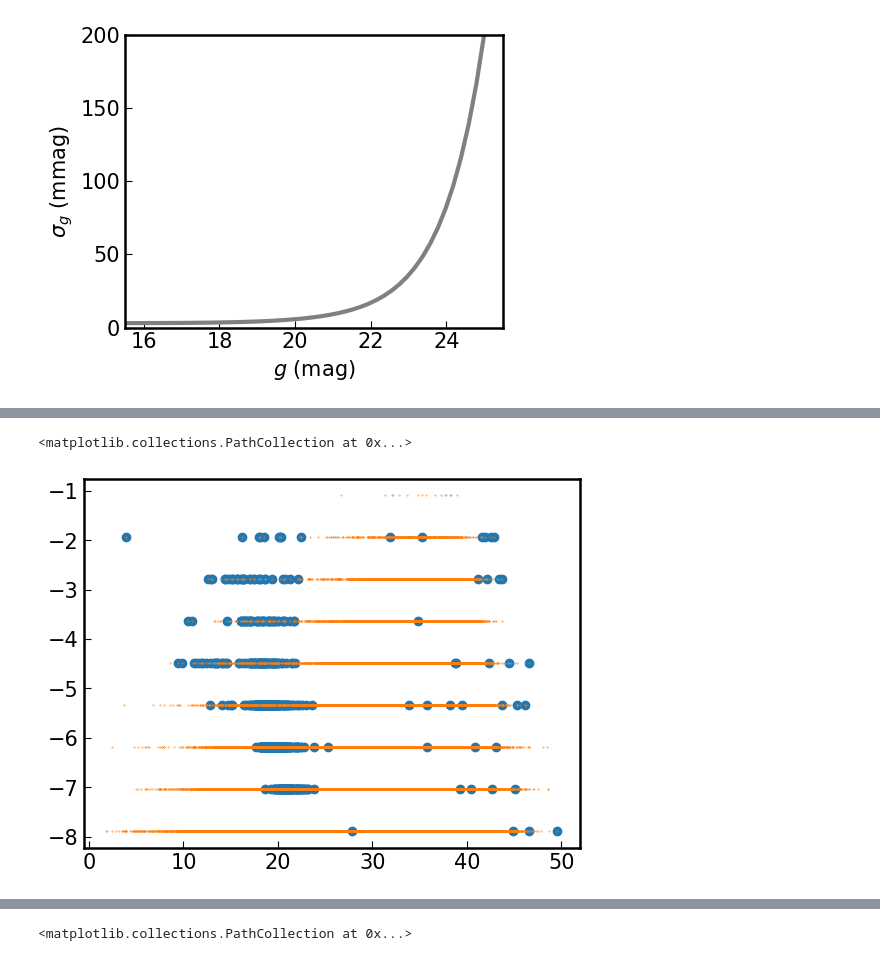
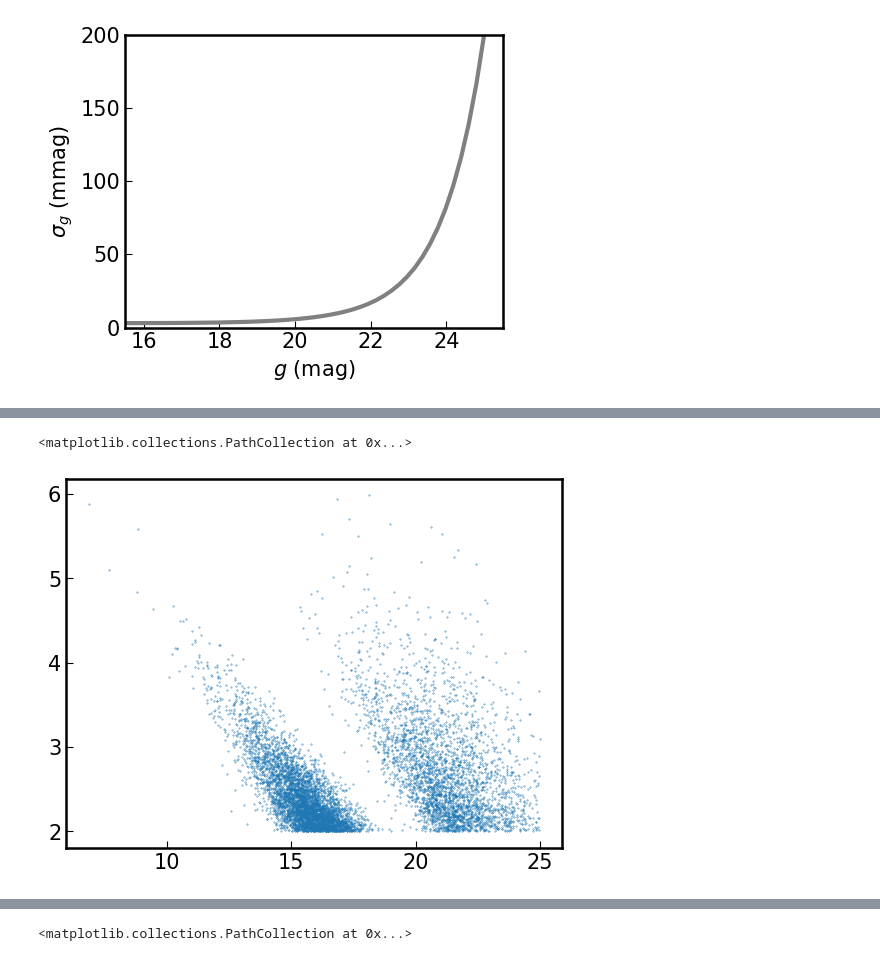
Before and after one commit to burke86/imbh_forecast, a Jupyter notebook: forecast.ipynb, the cells around one changed output, grey strips where cells are left out. Drawn from its saved outputs; the diff is of its cells as text; code cells hidden in the pictures.

```diff
--- a/forecast.ipynb
+++ b/forecast.ipynb
@@ -134,8 +161,3 @@ fig.tight_layout()
 fig.savefig('phprec.pdf', dpi=300)
 # %% [output]
 [figure]
-# %%
-mask = (s[f'sigma_var'] > 3)
-mag = s[f'lc_{band}'][mask][4]
-plt.errorbar(t_rest, mag, yerr=pm_prec(mag))
-calc_sigma_var(np.array([mag]), np.array([pm_prec(mag)]))
@@ -172,7 +192,7 @@ from statsmodels.stats.diagnostic import acorr_ljungbox
 
 nbootstrap = pars['nbootstrap']
 
-ndraws = 1000000
+ndraws = 10000000
 s['sigma_var'] = np.full([nbootstrap, ndraws], np.nan)
 #sigma_lb = np.full([nbootstrap, ndraws], np.nan)
 
@@ -264,6 +354,6 @@ plt.scatter(s[f'm_{band}'][mask_nan], np.log10(s[f'SFinf_{band}'][mask_nan]), s=
 # %%
-plt.scatter(s[f'm_{band}'][mask_nan & mask_var], np.log10(s[f'lambda_draw'][mask_nan & mask_var]))
-plt.scatter(s[f'm_{band}'][mask_nan], np.log10(s[f'lambda_draw'][mask_nan]), s=.1)
+plt.scatter(s[f'm_{band}'][mask_mass & mask_mag & mask_var], np.log10(s[f'M_BH_draw'][mask_mass & mask_mag & mask_var].value), s=0.1)
+#plt.scatter(s[f'm_{band}'][mask_mag], np.log10(s[f'M_BH_draw'][mask_mag].value), s=.01)
 # %% [output]
 <matplotlib.collections.PathCollection at 0x...>
-[figure, old version]
+[figure, new version]
```
Also changed, not shown: parts of 35 cells of this notebook, 1 other file.
